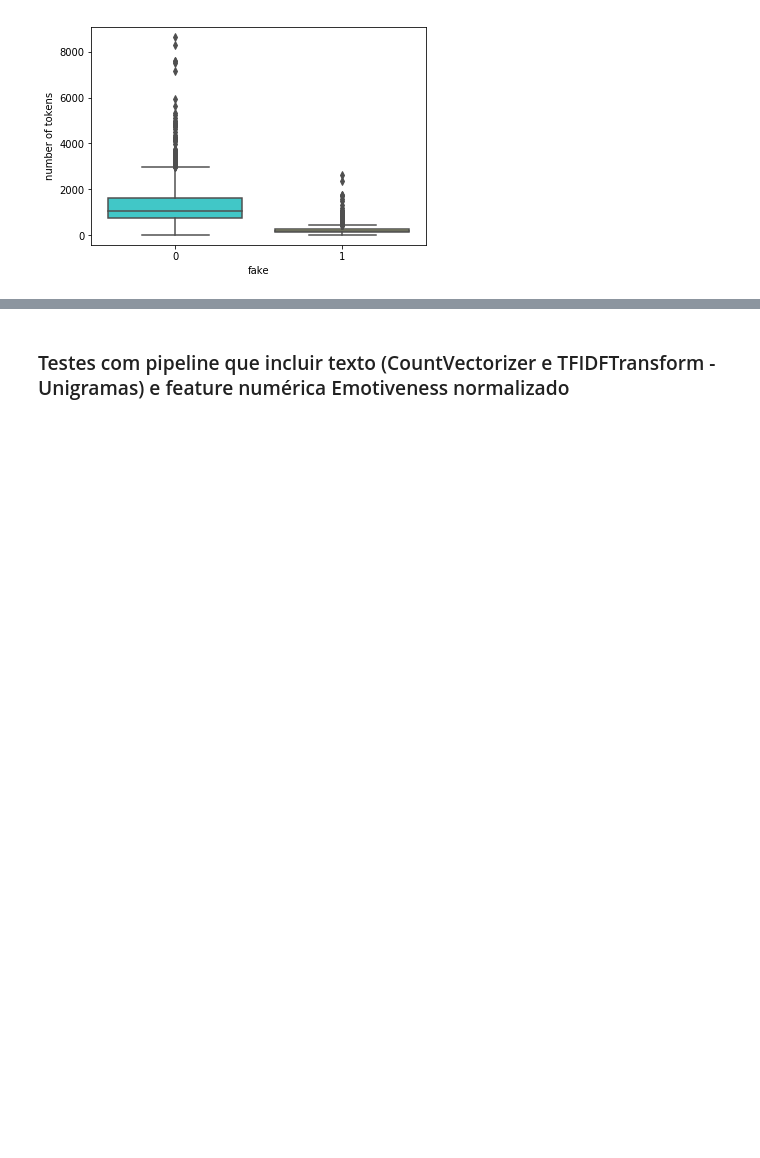
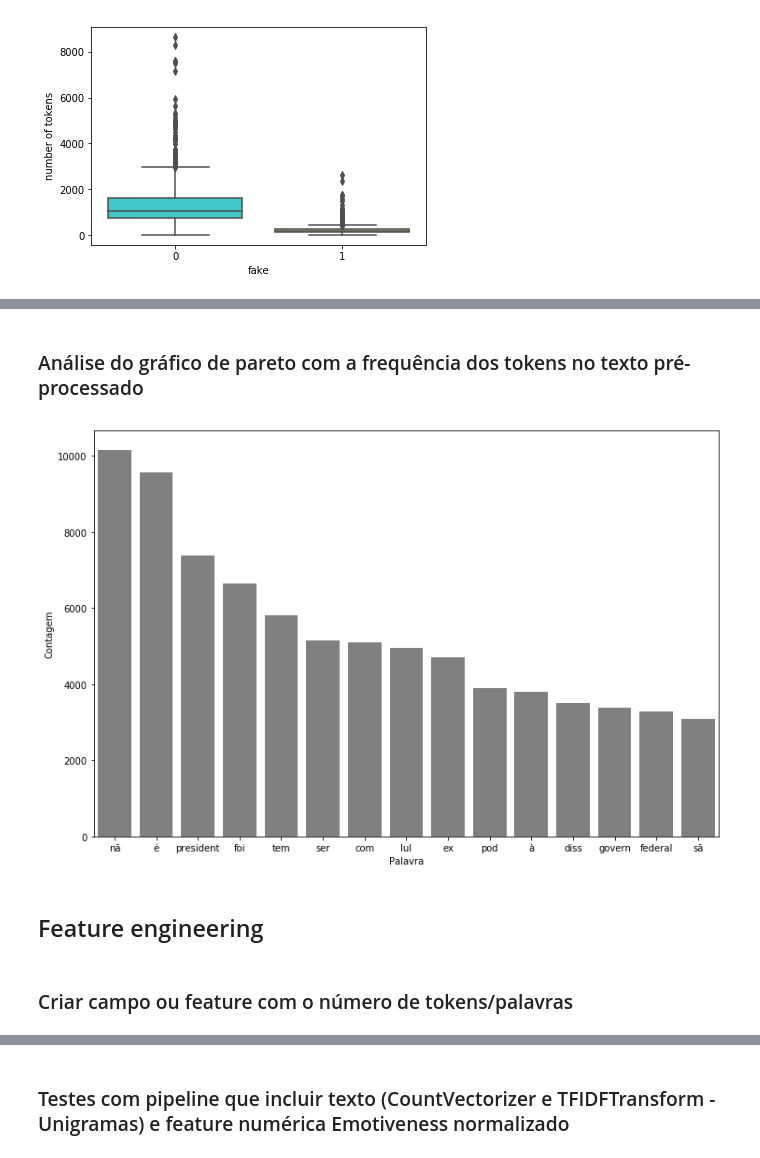
Before and after one commit to joaopaulopbjp/FakeNewsDetection, a Jupyter notebook: Fake News Classifier.ipynb, the cells around one changed output, grey strips where cells are left out. Drawn from its saved outputs; the diff is of its cells as text; code cells hidden in the pictures; blank space fills up the shorter version.

```diff
--- a/Fake News Classifier.ipynb
+++ b/Fake News Classifier.ipynb
@@ -405,0 +301,10 @@ treino, teste, classe_treino, classe_teste = train_test_split(df_tratado[feature
+# %% [markdown]
+### Análise do gráfico de pareto com a frequência dos tokens no texto pré-processado
+# %%
+pareto(df_completo, "texto preprocessado2", 15)
+# %% [output]
+[figure, added]
+# %% [markdown]
+## Feature engineering
+# %% [markdown]
+### Criar campo ou feature com o número de tokens/palavras
```
Also changed, not shown: parts of 134 cells of this notebook.
